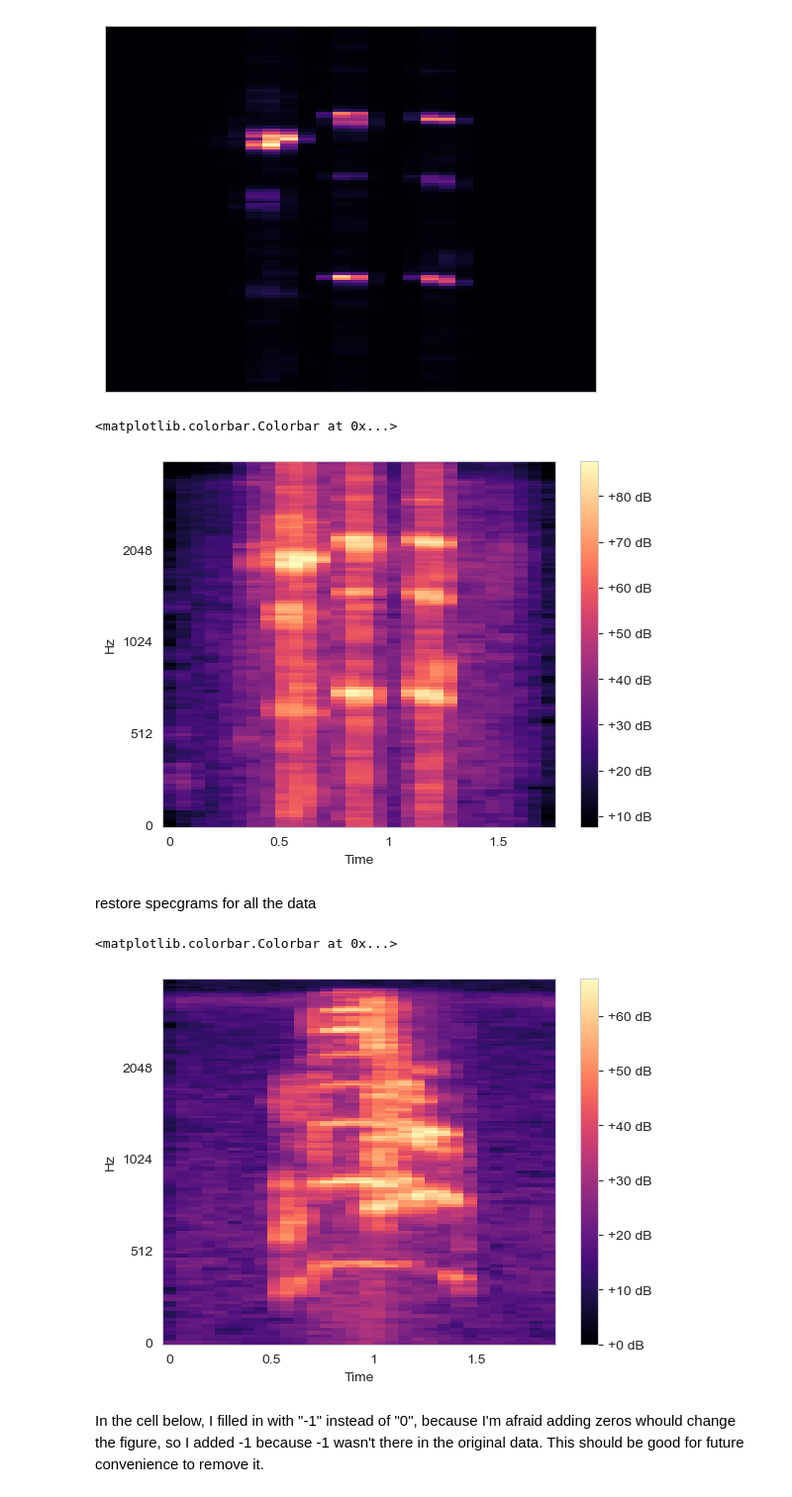
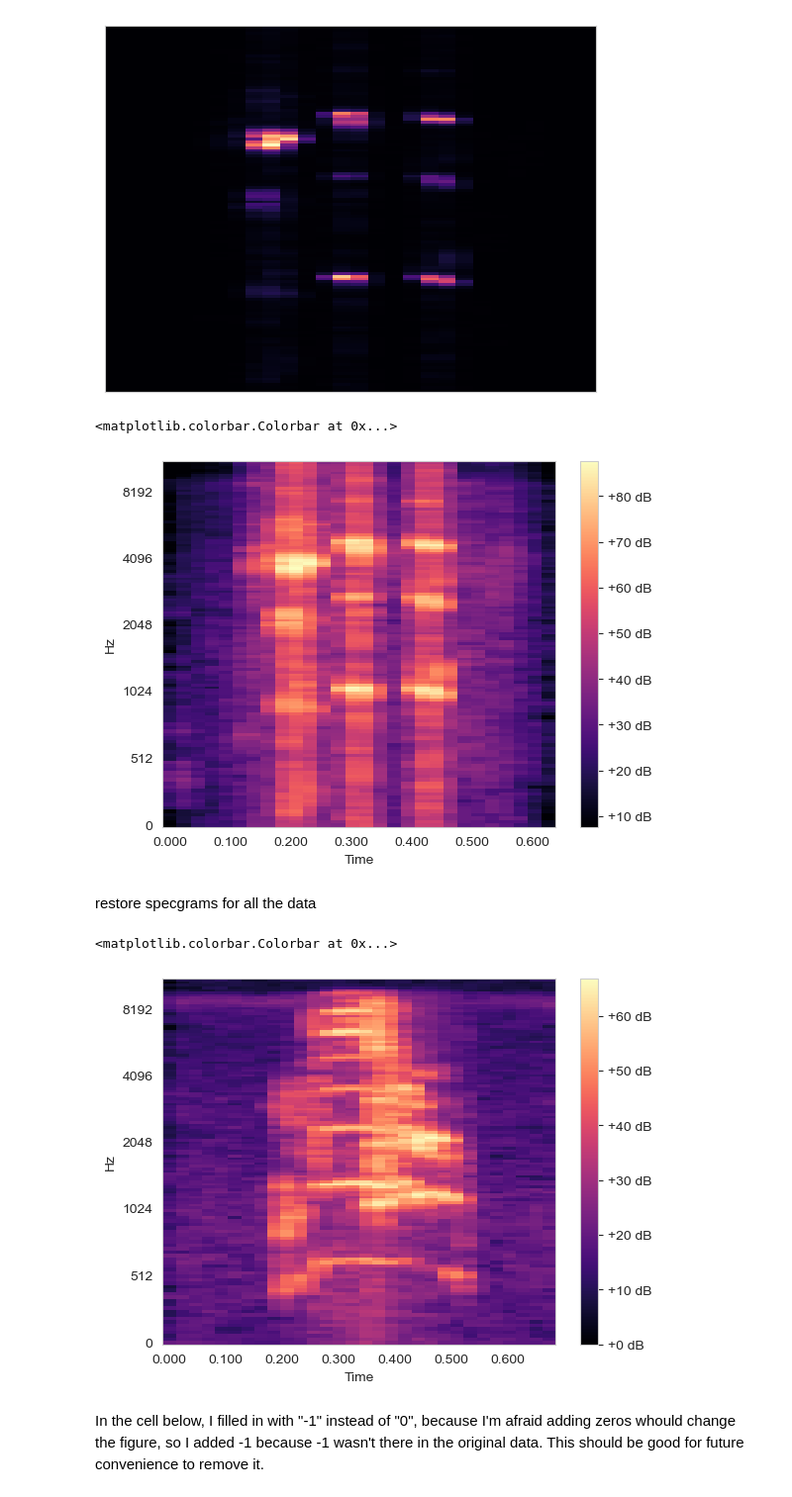
Before and after one commit to jinjingleayi/meow-by-meow, a Jupyter notebook: src/data_handling/specgram_vectorization.ipynb, the cells around one changed output. Shown at 99% size. Saved outputs shown, nothing was run; the diff lists cells and outputs as text; code cells hidden in the pictures.

```diff
--- a/src/data_handling/specgram_vectorization.ipynb
+++ b/src/data_handling/specgram_vectorization.ipynb
@@ -36,11 +36,11 @@ librosa.display.specshow(mel_scale_sgram_sample)
 [figure]
 # %%
 mel_spec_db_sample = librosa.amplitude_to_db(mel_scale_sgram_sample,ref=np.min)
-librosa.display.specshow(mel_spec_db_sample, sr = ratesample, x_axis='time',y_axis='mel')
+librosa.display.specshow(mel_spec_db_sample, x_axis='time',y_axis='mel')
 plt.colorbar(format='%+2.0f dB')
 # %% [output]
 <matplotlib.colorbar.Colorbar at 0x...>
-[figure, old version]
+[figure, new version]
 # %% [markdown]
 restore specgrams for all the data
 # %%
@@ -57,11 +57,11 @@ for data_fp in data_fps:
 # %%
 ##just to check
 
-librosa.display.specshow(arrs[5], sr = ratesample, x_axis='time',y_axis='mel')
+librosa.display.specshow(arrs[5], x_axis='time',y_axis='mel')
 plt.colorbar(format='%+2.0f dB')
 # %% [output]
 <matplotlib.colorbar.Colorbar at 0x...>
-[figure, old version]
+[figure, new version]
 # %%
 shapes0 = [_.shape[0] for _ in arrs]
 max_shape0 = np.max(shapes0) ##this is a bit unnecessary because this dimension is the same for all the data, just trying to be consistent with the other dimension
```
Also changed, not shown: parts of 8 cells of this notebook.
